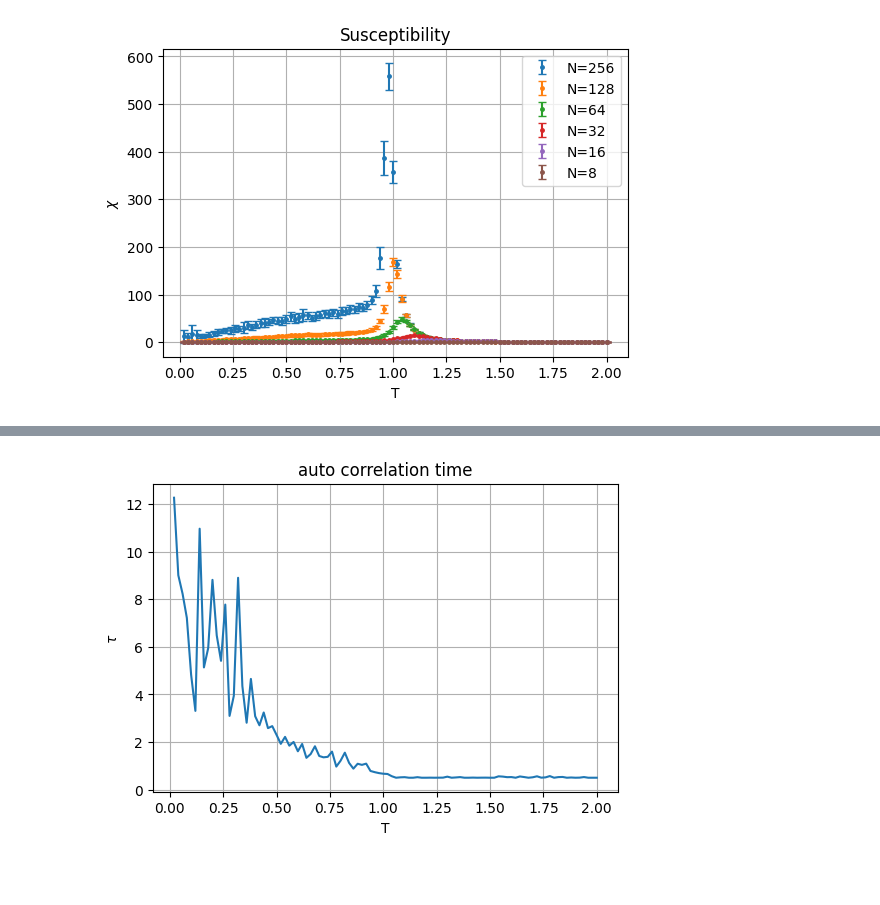
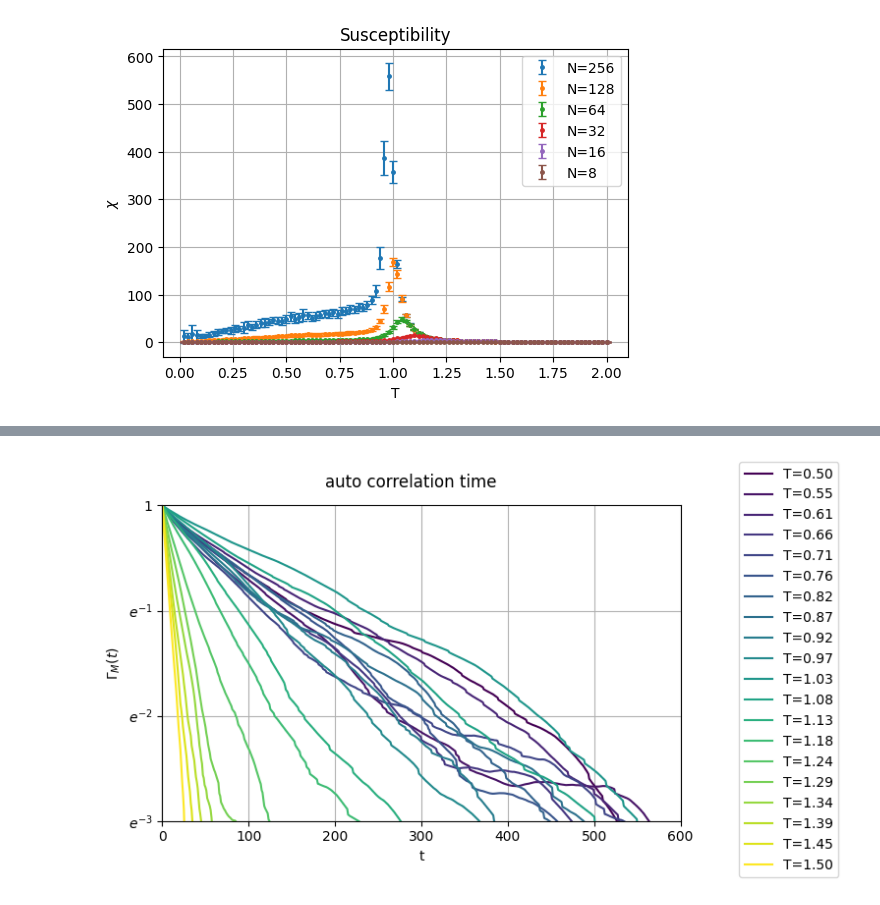
Before and after one commit to Naru-kami/xy-model, a Jupyter notebook: src/plots.ipynb, the cells around one changed output, grey strips where cells are left out. Drawn from its saved outputs; the diff is of its cells as text; code cells hidden in the pictures; blank space fills up the shorter version.

```diff
--- a/src/plots.ipynb
+++ b/src/plots.ipynb
@@ -170,0 +184,13 @@ plt.show()
+# %%
+Tc = 0.9
+nu = 1.85
+gamma = 3.25
+
+for i, x in enumerate(Wolff.X):
+    plt.plot((T - Tc)/Tc * gridSizes[i]**(1/nu), x.mean(axis=0) * gridSizes[i]**(-gamma/nu), label=f"L={gridSizes[i]}")
+
+plt.xlim([-5, 10])
+# plt.ylim([0.015, 0.035])
+plt.legend()
+plt.grid()
+plt.show()
@@ -171,16 +239,29 @@ plt.show()
 # %%
-
+T = np.linspace(0.5, 1.5, 20)
 with h5py.File("data/autocorrelation.hdf5") as F:
-    T = np.array(F["/T"])
-    tau = np.array(F["Metropolis/C"])
+    # T = np.array(F["/T"])
+    # tau = np.array(F["Metropolis/C"])
+    tau_w = np.array(F["Wolff/C"])
 # %%
-plt.figure(figsize=(6,4))
-plt.tight_layout()
-plt.title("auto correlation time")
-plt.plot(T, tau)
-plt.xlabel("T")
-plt.ylabel(r"$\tau$")
-plt.grid()
+fig, ax = plt.subplots(figsize=(6,4))
+fig.tight_layout()
+fig.suptitle("auto correlation time")
+plt.subplots_adjust(top=0.9)
+
+for i, t in enumerate(tau):
+    plt.plot(np.linspace(0, t.size, t.size), t, label=f"T={T[i]:.2f}", c=plt.cm.viridis(i/(len(tau)-1)))
+
+ax.legend(bbox_to_anchor=(1.1, -0.2))
+ax.set_xlabel("t")
+ax.set_ylabel(r"$\Gamma_M (t)$")
+
+ax.set_xlim([0, 600])
+ax.set_yscale("log", base=np.e)
+ax.set_ylim([np.exp(-3), 1])
+ax.set_yticks([np.exp(0), np.exp(-1), np.exp(-2), np.exp(-3)])
+ax.set_yticklabels(['1', '$e^{-1}$', '$e^{-2}$', '$e^{-3}$'])
+ax.grid()
+
 plt.show()
 # %% [output]
-[figure, old version]
+[figure, new version]
```
Also changed, not shown: parts of 13 cells of this notebook, 2 other files.
